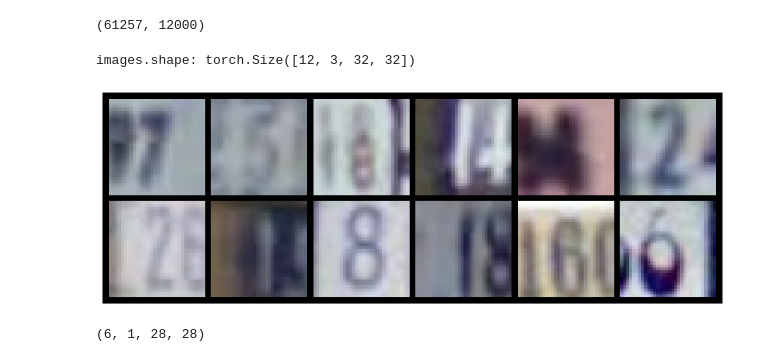
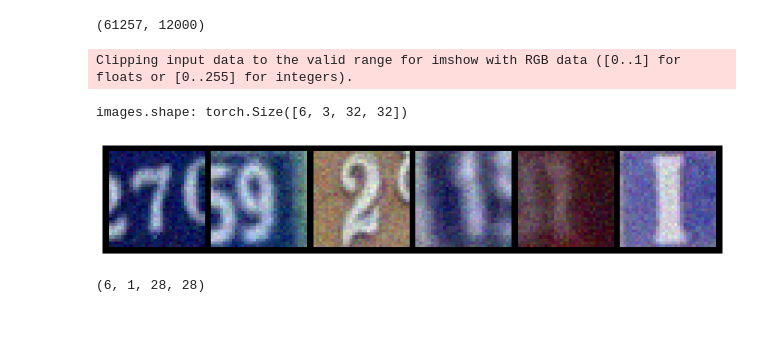
Before and after one commit to petarcalic99/PROJECT-Proof_Of_Liveness, a Jupyter notebook: Experiments/PyTorchDataSets_Study.ipynb, the cells around one changed output. Cells and saved outputs as stored; diff of their text form; code cells hidden in the pictures; blank space fills up the shorter version.

```diff
--- a/Experiments/PyTorchDataSets_Study.ipynb
+++ b/Experiments/PyTorchDataSets_Study.ipynb
@@ -38,3 +39,19 @@ car   horse bird  truck bird  bird
+# %%
+#Lets create some Gaussian noise
+
+def add_noise(data, mu=0, sigma=0.1):
+    nbB = data.shape[0] * data.shape[1] * data.shape[2] * data.shape[3]
+    s = np.random.normal(mu, sigma, nbB)
+    test = 0
+    a = 0
+    for i in range(0, data.shape[0]): # for every image
+        for j in range(0, data.shape[1]): # for every channel
+            channel = np.double(data[i,j])
+            for k in range(0, data.shape[2]):
+              for l in range(0, data.shape[3]):
+                data[i,j,k,l] = channel[k,l] + s[a]
+                a = a + 1        # channel = si.util.random_noise(channel,  mode='gaussian')
+    return data
 # %%
 imagesnp = images.numpy()
 imagesnpC = imagesnp.copy()
@@ -137,14 +162,22 @@ len(train_ds), len(val_ds)
 # %% [output]
 (61257, 12000)
 # %%
-trainLoaderSvhn = torch.utils.data.DataLoader(train_ds, batch_size = 12, shuffle=True, num_workers=4, pin_memory=True)
+trainLoaderSvhn = torch.utils.data.DataLoader(train_ds, batch_size = 6, shuffle=True, num_workers=4, pin_memory=True)
 # %%
 for ima, _ in trainLoaderSvhn:
     print('images.shape:', ima.shape)
+    imagesSVnp = ima.numpy()
+    imagesSVnpC = imagesSVnp.copy()
+
+    dataSVNoisy = add_noise(imagesSVnpC, sigma = 0.05)
+    dataSVNoisy = torch.from_numpy(dataSVNoisy)
+
+    #plotting
     plt.figure(figsize=(12,6))
     plt.axis('off')
-    plt.imshow(torchvision.utils.make_grid(ima, nrow=6).permute((1, 2, 0)))
+    plt.imshow(torchvision.utils.make_grid(dataSVNoisy, nrow=6).permute((1, 2, 0)))
     break
 # %% [output]
-images.shape: torch.Size([12, 3, 32, 32])
+Clipping input data to the valid range for imshow with RGB data ([0..1] for floats or [0..255] for integers).
+images.shape: torch.Size([6, 3, 32, 32])
-[figure, old version]
+[figure, new version]
```
Also changed, not shown: parts of 19 cells of this notebook.
